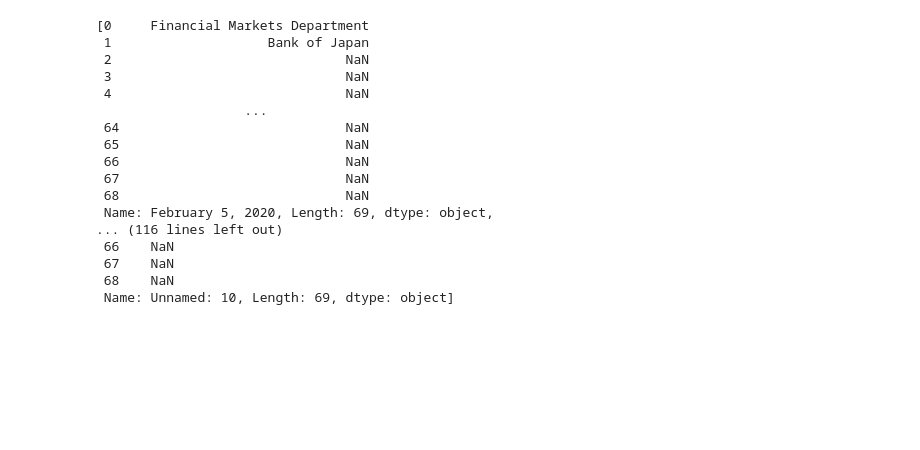
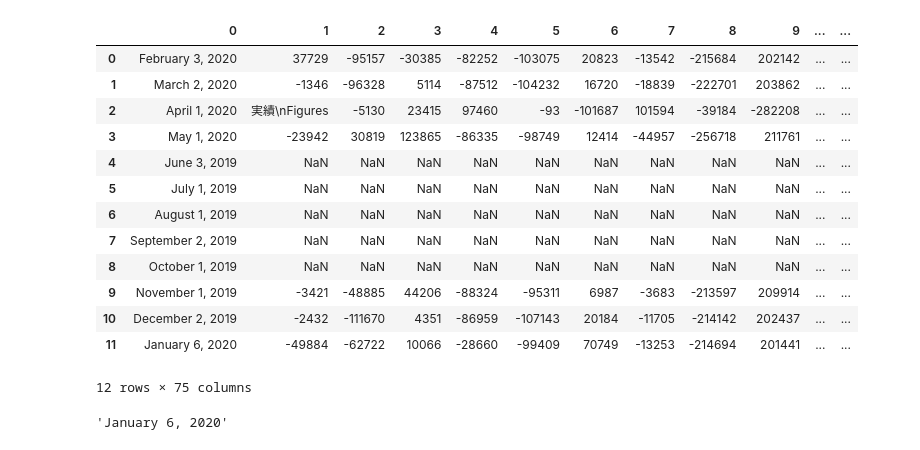
Before and after one commit to gautomdas/japan-default-rate, a Jupyter notebook: work.ipynb, the cells around one changed output. Drawn from its saved outputs; the diff is of its cells as text; code cells hidden in the pictures; blank space fills up the shorter version.

```diff
--- a/work.ipynb
+++ b/work.ipynb
@@ -9,0 +17,18 @@ frame = pd.read_excel(glob.glob("./data/juqp*.xlsx")[1])
+# %%
+fai
+pd.DataFrame(fai)
+# %% [output]
+|  | 0 | 1 | 2 | 3 | 4 | 5 | 6 | 7 | 8 | 9 | ... | ... |
+| 0 | February 3, 2020 | 37729 | -95157 | -30385 | -82252 | -103075 | 20823 | -13542 | -215684 | 202142 | ... | ... |
+| 1 | March 2, 2020 | -1346 | -96328 | 5114 | -87512 | -104232 | 16720 | -18839 | -222701 | 203862 | ... | ... |
+| 2 | April 1, 2020 | 実績\nFigures | -5130 | 23415 | 97460 | -93 | -101687 | 101594 | -39184 | -282208 | ... | ... |
+| 3 | May 1, 2020 | -23942 | 30819 | 123865 | -86335 | -98749 | 12414 | -44957 | -256718 | 211761 | ... | ... |
+| 4 | June 3, 2019 | NaN | NaN | NaN | NaN | NaN | NaN | NaN | NaN | NaN | ... | ... |
+| 5 | July 1, 2019 | NaN | NaN | NaN | NaN | NaN | NaN | NaN | NaN | NaN | ... | ... |
+| 6 | August 1, 2019 | NaN | NaN | NaN | NaN | NaN | NaN | NaN | NaN | NaN | ... | ... |
+| 7 | September 2, 2019 | NaN | NaN | NaN | NaN | NaN | NaN | NaN | NaN | NaN | ... | ... |
+| 8 | October 1, 2019 | NaN | NaN | NaN | NaN | NaN | NaN | NaN | NaN | NaN | ... | ... |
+| 9 | November 1, 2019 | -3421 | -48885 | 44206 | -88324 | -95311 | 6987 | -3683 | -213597 | 209914 | ... | ... |
+| 10 | December 2, 2019 | -2432 | -111670 | 4351 | -86959 | -107143 | 20184 | -11705 | -214142 | 202437 | ... | ... |
+| 11 | January 6, 2020 | -49884 | -62722 | 10066 | -28660 | -99409 | 70749 | -13253 | -214694 | 201441 | ... | ... |
+12 rows × 75 columns
@@ -10,20 +37,4 @@ frame = pd.read_excel(glob.glob("./data/juqp*.xlsx")[1])
 # %%
-[frame[col] for col in frame]
+np.asarray(frame[[[col] for col in frame][1]])[0][0]
 # %% [output]
-[0     Financial Markets Department
- 1                    Bank of Japan
- 2                              NaN
- 3                              NaN
- 4                              NaN
-                   ...
- 64                             NaN
- 65                             NaN
- 66                             NaN
- 67                             NaN
- 68                             NaN
- Name: February 5, 2020, Length: 69, dtype: object,
-... (116 lines left out)
- 66    NaN
- 67    NaN
- 68    NaN
- Name: Unnamed: 10, Length: 69, dtype: object]
+'January 6, 2020'
```
Also changed, not shown: parts of 8 cells of this notebook, 3 other files.
